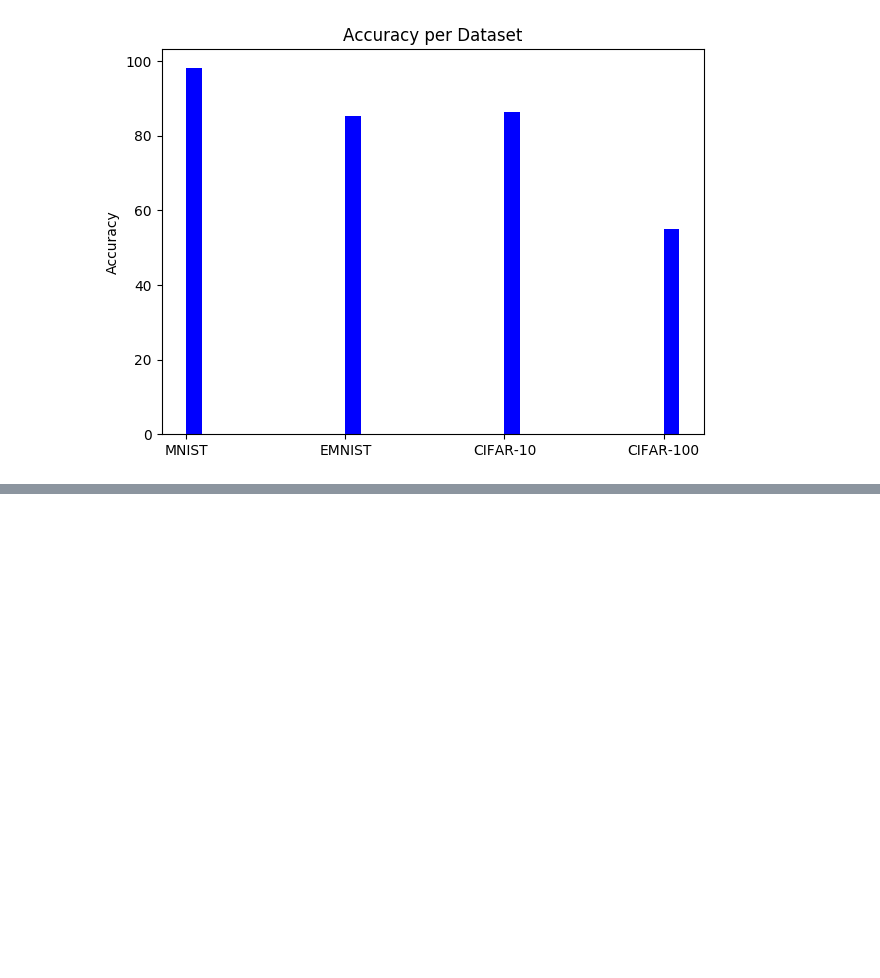
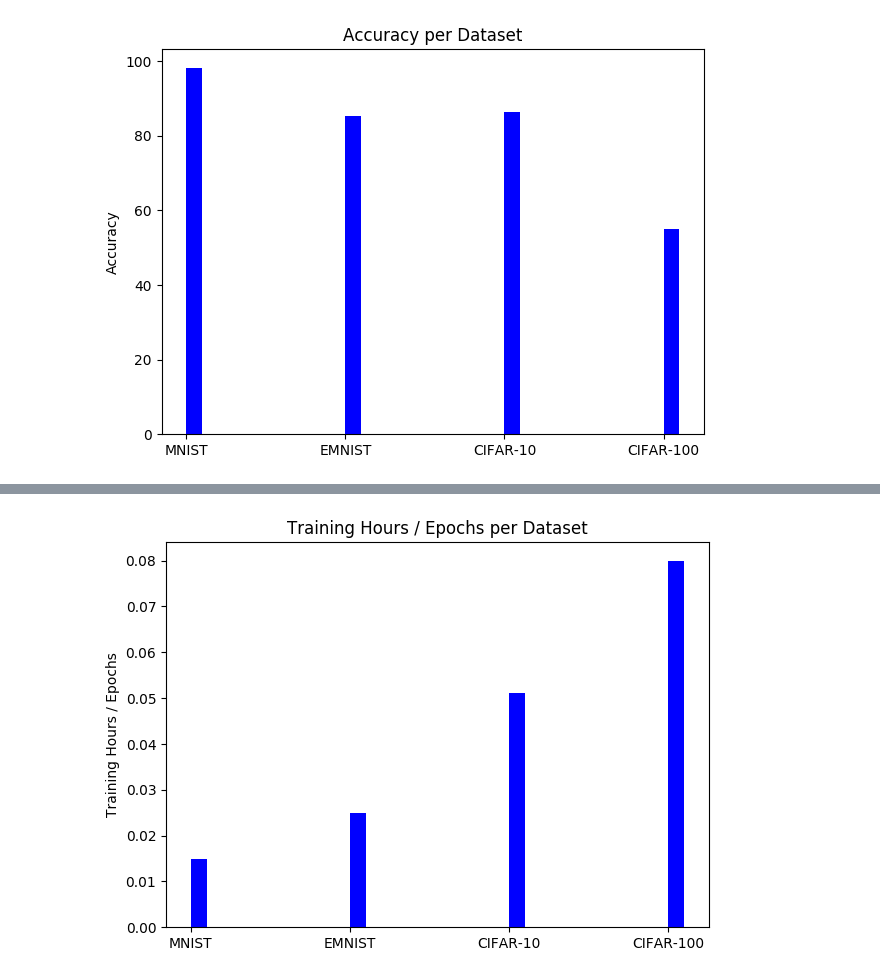
Before and after one commit to elisim/Perturbative-Neural-Networks-CVPR18, a Jupyter notebook: graphic_results.ipynb, the cells around one changed output, grey strips where cells are left out. Saved outputs shown, nothing was run; the diff lists cells and outputs as text; code cells hidden in the pictures; blank space fills up the shorter version.

```diff
--- a/graphic_results.ipynb
+++ b/graphic_results.ipynb
@@ -39,0 +57,19 @@ plt.show()
+# %%
+import matplotlib.pyplot as plt; plt.rcdefaults()
+import numpy as np
+import matplotlib.pyplot as plt
+import matplotlib.patches as mpatches
+
+objects = ('MNIST', 'EMNIST', 'CIFAR-10', 'CIFAR-100')
+y_pos = np.arange(len(objects))
+accuracy = [1.5/100,2.5/100,23/450,8/100]
+
+plt.figure(figsize=(7, 5))  # width:20, height:3
+plt.bar(range(len(accuracy)), accuracy, align='edge', width=0.1,color='b')
+plt.xticks(y_pos, objects)
+plt.ylabel('Training Hours / Epochs')
+plt.title('Training Hours / Epochs per Dataset')
+
+plt.show()
+# %% [output]
+[figure, added]
```
Also changed, not shown: parts of 3 cells of this notebook.
